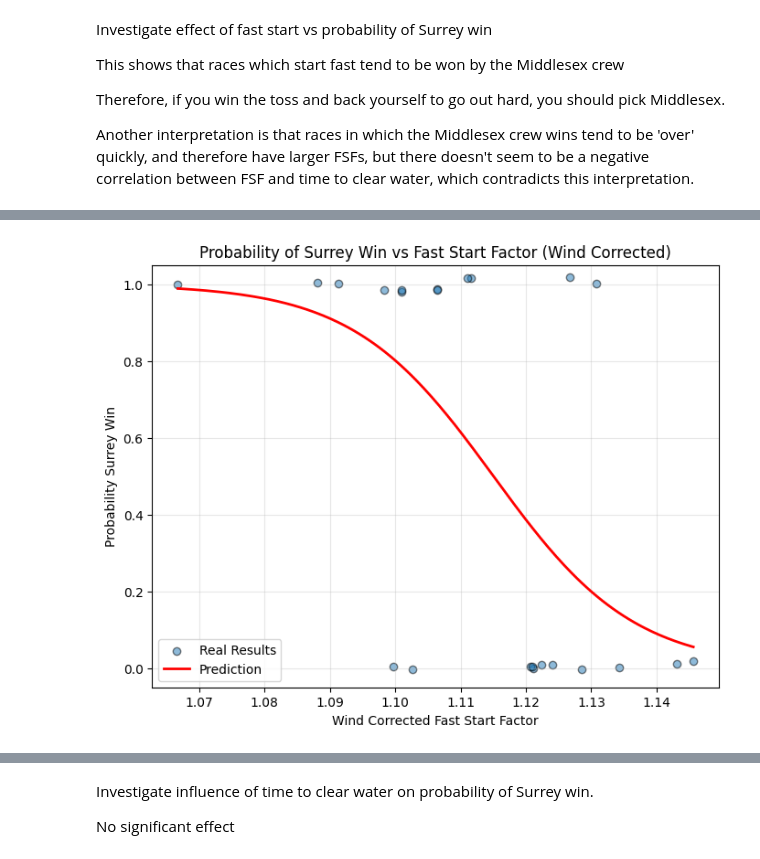
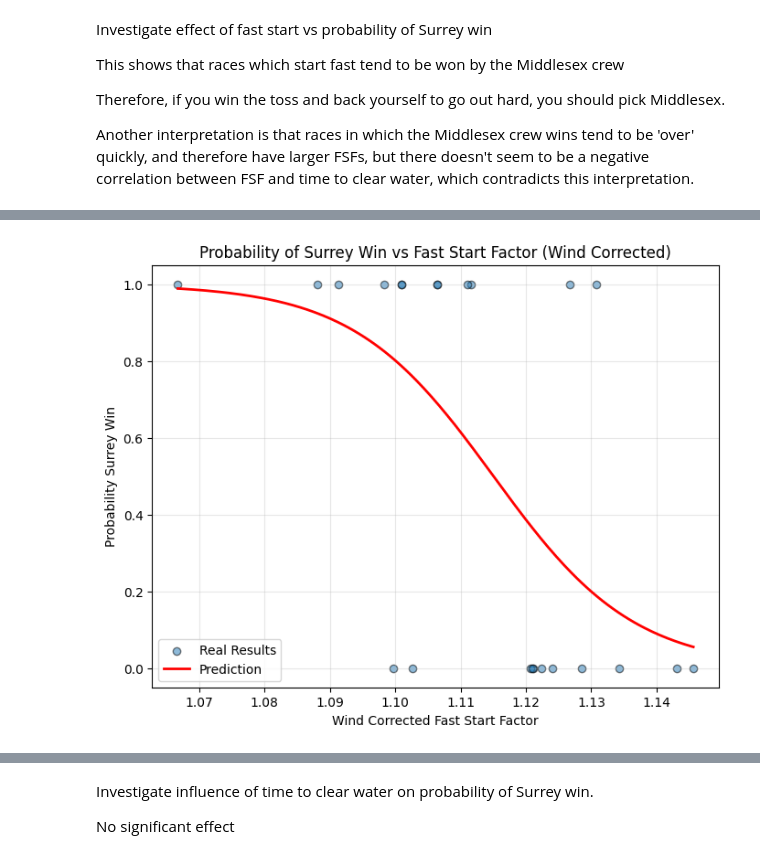
Before and after one commit to andrewt-202/historical-boat-race-analysis, a Jupyter notebook: boat_races_analysis.ipynb, the cells around one changed output, grey strips where cells are left out. Drawn from its saved outputs; the diff is of its cells as text; code cells hidden in the pictures.

```diff
--- a/boat_races_analysis.ipynb
+++ b/boat_races_analysis.ipynb
@@ -30,6 +30,10 @@ raw_df["surrey_win"] = (
     ((raw_df["winner"] == "Cambridge") & (raw_df["ox_station"] == "m")) |
     ((raw_df["winner"] == "Oxford") & (raw_df["ox_station"] == "s"))
 )
+raw_df["camb_win"] = (
+    ((raw_df["winner"] == "Cambridge")
+)
+)
 raw_df["year"] = raw_df["date"].dt.year
 display(raw_df)
 # %% [output]
@@ -907,7 +969,7 @@ plt.figure(figsize=(8,6))
 
 # Raw data (jitter y a bit so points don't overlap)
 plt.scatter(df["fast_start_factor_mile_post_wind_corrected"],
-            df["surrey_win"] + np.random.uniform(-0.02, 0.02, size=len(df)),
+            df["surrey_win"] + np.random.uniform(-0.0, 0.0, size=len(df)),
             alpha=0.5, edgecolor="k", label="Real Results")
 
 # Predicted probability curve
@@ -919,6 +981,8 @@ plt.ylabel("Probability Surrey Win")
 plt.ylim(-0.05, 1.05)
 plt.legend()
 plt.grid(True, alpha=0.3)
+
+plt.savefig("wcFCF_vs_surrey_win.png",  dpi=300,bbox_inches="tight",facecolor="white",transparent=False)
 plt.show()
 # %% [output]
 Optimization terminated successfully.
@@ -934,9 +998,9 @@ Time:                        14:53:21   Log-Likelihood:                -11.464
 converged:                       True   LL-Null:                       -15.921
 Covariance Type:            nonrobust   LLR p-value:                  0.002832
 ==============================================================================================================
                                                  coef    std err          z      P>|z|      [0.025      0.975]
 --------------------------------------------------------------------------------------------------------------
 const                                        103.4528     44.376      2.331      0.020      16.478     190.428
 fast_start_factor_mile_post_wind_corrected   -92.7798     39.809     -2.331      0.020    -170.804     -14.755
 ==============================================================================================================
-[figure, old version]
+[figure, new version]
```
Also changed, not shown: parts of 16 cells of this notebook.
